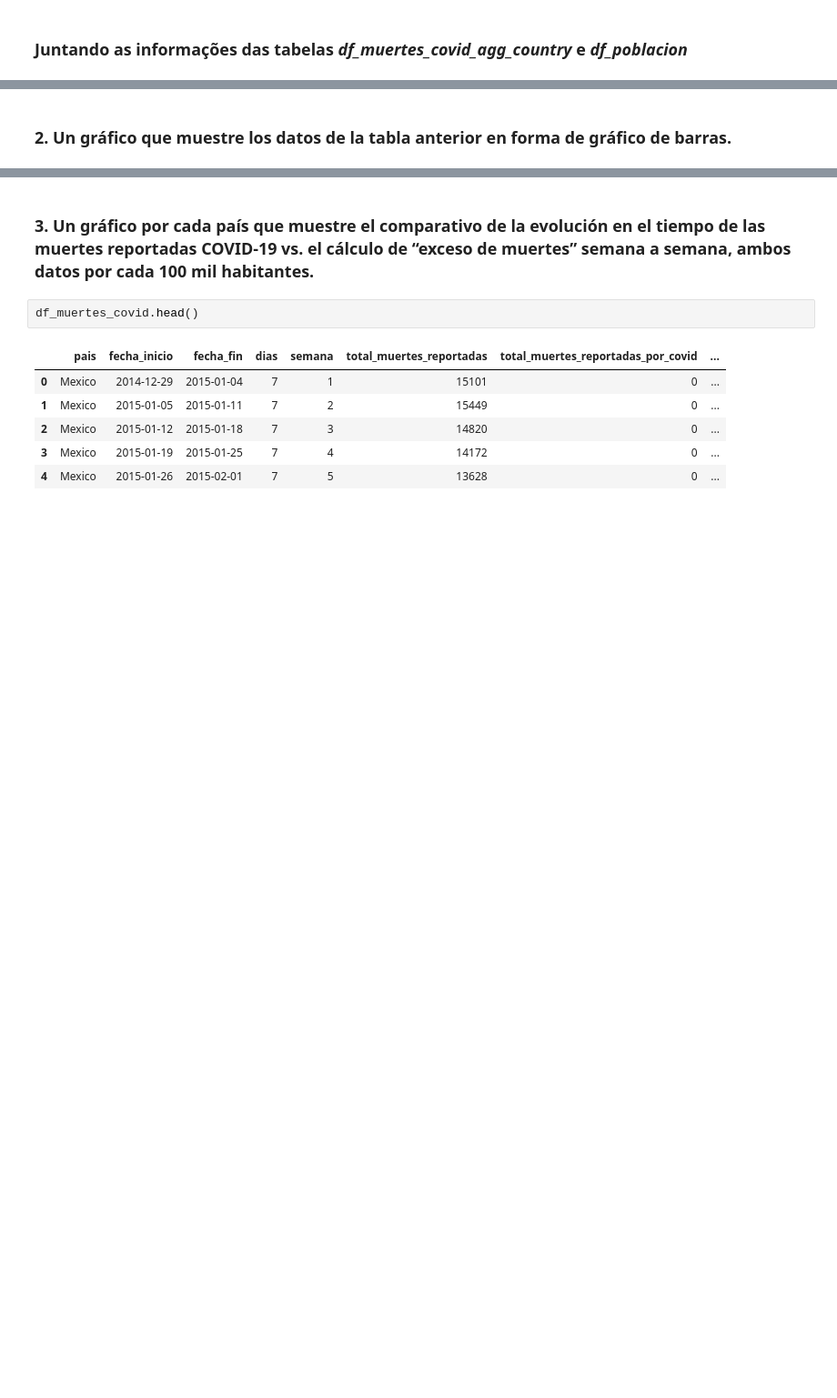
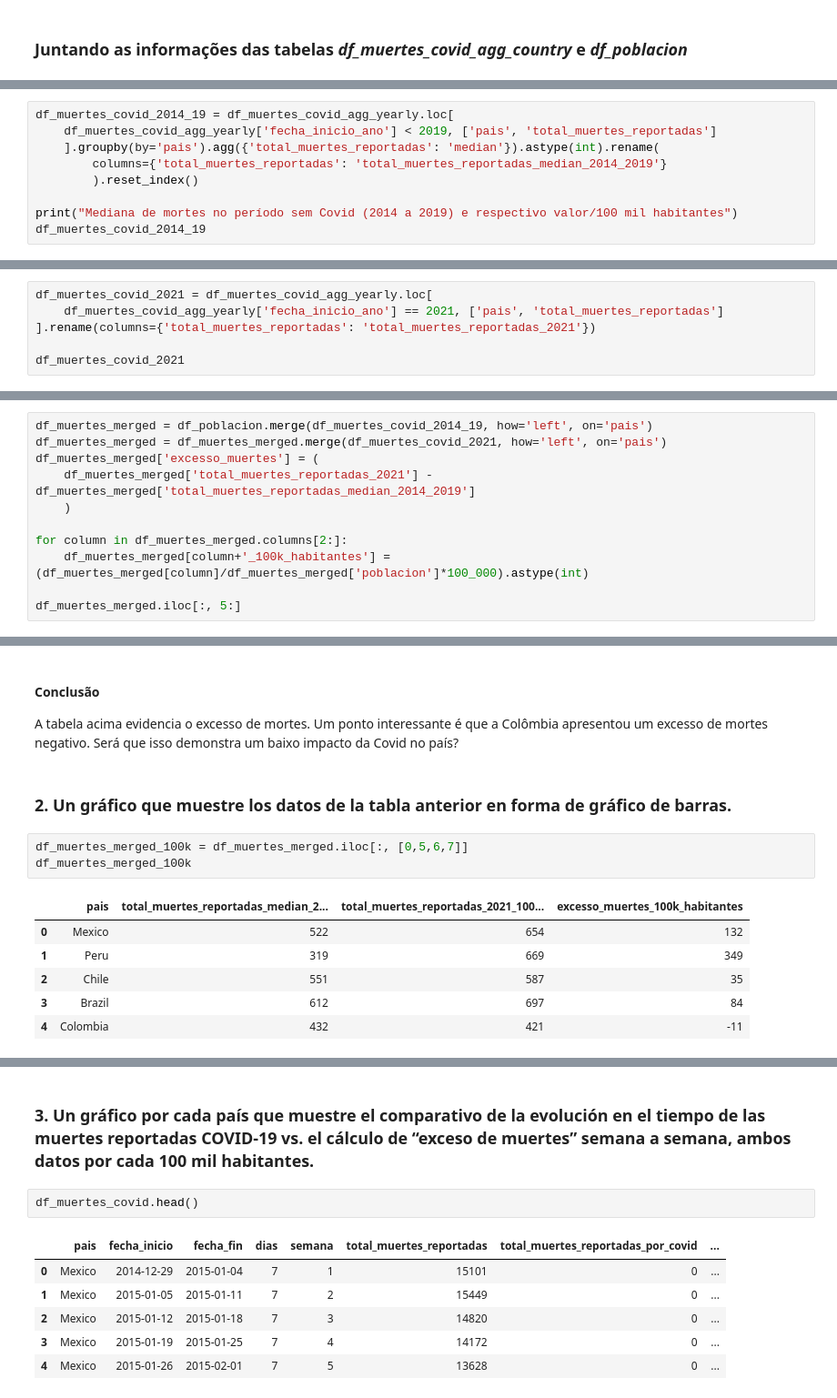
Before and after one commit to marcodeamicis/proyecto_covid, a Jupyter notebook: notebooks/1_business_and_data_understanding_suto.ipynb, the cells around one changed output, grey strips where cells are left out. Shown at 91% size. Cells and saved outputs as stored; diff of their text form; blank space fills up the shorter version.

```diff
--- a/notebooks/1_business_and_data_understanding_suto.ipynb
+++ b/notebooks/1_business_and_data_understanding_suto.ipynb
@@ -276,0 +261,9 @@ df_muertes_covid_final
+# %%
+df_muertes_covid_2014_19 = df_muertes_covid_agg_yearly.loc[
+    df_muertes_covid_agg_yearly['fecha_inicio_ano'] < 2019, ['pais', 'total_muertes_reportadas']
+    ].groupby(by='pais').agg({'total_muertes_reportadas': 'median'}).astype(int).rename(
+        columns={'total_muertes_reportadas': 'total_muertes_reportadas_median_2014_2019'}
+        ).reset_index()
+
+print("Mediana de mortes no período sem Covid (2014 a 2019) e respectivo valor/100 mil habitantes")
+df_muertes_covid_2014_19
@@ -276,0 +278,6 @@ df_muertes_covid_final
+# %%
+df_muertes_covid_2021 = df_muertes_covid_agg_yearly.loc[
+    df_muertes_covid_agg_yearly['fecha_inicio_ano'] == 2021, ['pais', 'total_muertes_reportadas']
+].rename(columns={'total_muertes_reportadas': 'total_muertes_reportadas_2021'})
+
+df_muertes_covid_2021
@@ -276,0 +291,11 @@ df_muertes_covid_final
+# %%
+df_muertes_merged = df_poblacion.merge(df_muertes_covid_2014_19, how='left', on='pais')
+df_muertes_merged = df_muertes_merged.merge(df_muertes_covid_2021, how='left', on='pais')
+df_muertes_merged['excesso_muertes'] = (
+    df_muertes_merged['total_muertes_reportadas_2021'] - df_muertes_merged['total_muertes_reportadas_median_2014_2019']
+    )
+
+for column in df_muertes_merged.columns[2:]:
+    df_muertes_merged[column+'_100k_habitantes'] = (df_muertes_merged[column]/df_muertes_merged['poblacion']*100_000).astype(int)
+
+df_muertes_merged.iloc[:, 5:]
@@ -277,2 +309,15 @@ df_muertes_covid_final
+# %% [markdown]
+#### Conclusão
+A tabela acima evidencia o excesso de mortes. Um ponto interessante é que a Colômbia apresentou um excesso de mortes negativo. Será que isso demonstra um baixo impacto da Covid no país?
 # %% [markdown]
 ### 2. Un gráfico que muestre los datos de la tabla anterior en forma de gráfico de barras.
+# %%
+df_muertes_merged_100k = df_muertes_merged.iloc[:, [0,5,6,7]]
+df_muertes_merged_100k
+# %% [output]
+|  | pais | total_muertes_reportadas_median_2... | total_muertes_reportadas_2021_100... | excesso_muertes_100k_habitantes |
+| 0 | Mexico | 522 | 654 | 132 |
+| 1 | Peru | 319 | 669 | 349 |
+| 2 | Chile | 551 | 587 | 35 |
+| 3 | Brazil | 612 | 697 | 84 |
+| 4 | Colombia | 432 | 421 | -11 |
```
Also changed, not shown: parts of 11 cells of this notebook.
